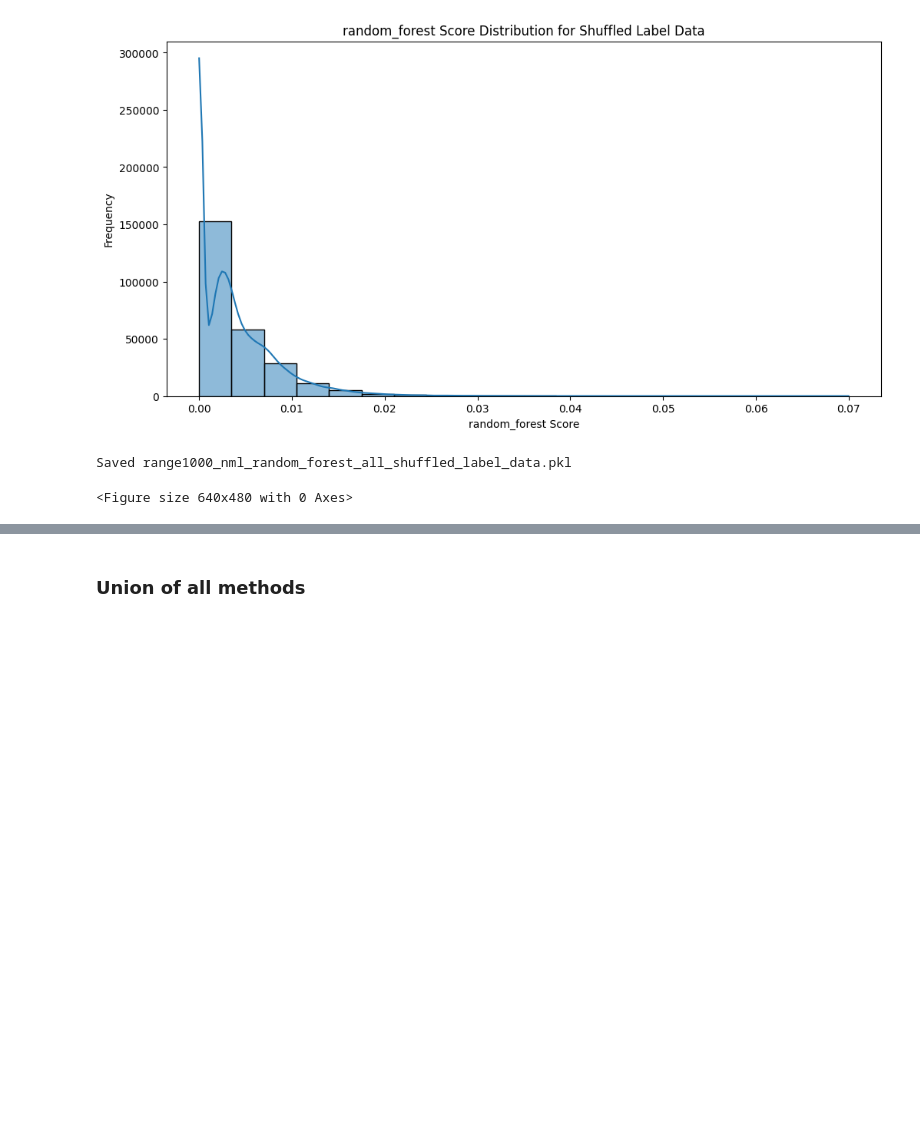
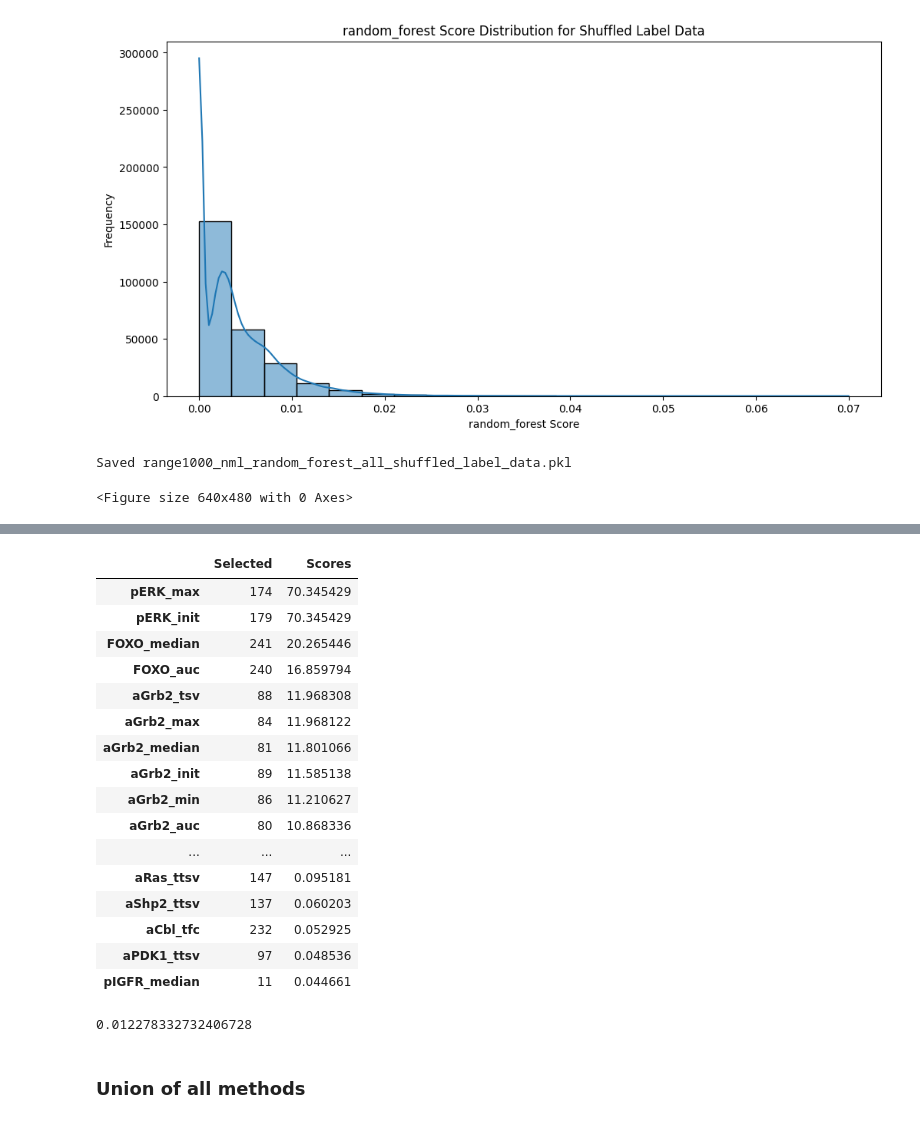
Before and after one commit to AnEvilBurrito/ode-biomarker-project, a Jupyter notebook: project-phdndf/AN07_feature selection.ipynb, the cells around one changed output, grey strips where cells are left out. Cells and saved outputs as stored; diff of their text form; code cells hidden in the pictures; blank space fills up the shorter version.

```diff
--- a/project-phdndf/AN07_feature selection.ipynb
+++ b/project-phdndf/AN07_feature selection.ipynb
@@ -465,3 +531,39 @@ Saved range1000_nml_random_forest_all_shuffled_label_data.pkl
+# %%
+method = relieff_select
+method_string = 'relieff'
+method_kwargs = {}
+
+selected, scores = method(feature_data, label_data, feature_size, **method_kwargs)
+df = build_dataframe(selected, scores, feature_data)
+# select features with scores above the threshold
+df_above_threshold = df[df['Scores'] > threshold]
+df_above_threshold
+# %% [output]
+|  | Selected | Scores |
+| pERK_max | 174 | 70.345429 |
+| pERK_init | 179 | 70.345429 |
+| FOXO_median | 241 | 20.265446 |
+| FOXO_auc | 240 | 16.859794 |
+| aGrb2_tsv | 88 | 11.968308 |
+| aGrb2_max | 84 | 11.968122 |
+| aGrb2_median | 81 | 11.801066 |
+| aGrb2_init | 89 | 11.585138 |
+| aGrb2_min | 86 | 11.210627 |
+| aGrb2_auc | 80 | 10.868336 |
+| ... | ... | ... |
+| aRas_ttsv | 147 | 0.095181 |
+| aShp2_ttsv | 137 | 0.060203 |
+| aCbl_tfc | 232 | 0.052925 |
+| aPDK1_ttsv | 97 | 0.048536 |
+| pIGFR_median | 11 | 0.044661 |
+# %%
+all_scores = all_shuffled_label_data[2]
+all_scores = [score for score in all_scores if not np.isnan(score)]
+threshold = np.percentile(all_scores, 95)
+thresholds.append(threshold)
+threshold
+# %% [output]
+0.012278332732406728
 # %% [markdown]
 ### Union of all methods
 # %%
```
Also changed, not shown: parts of 10 cells of this notebook.
